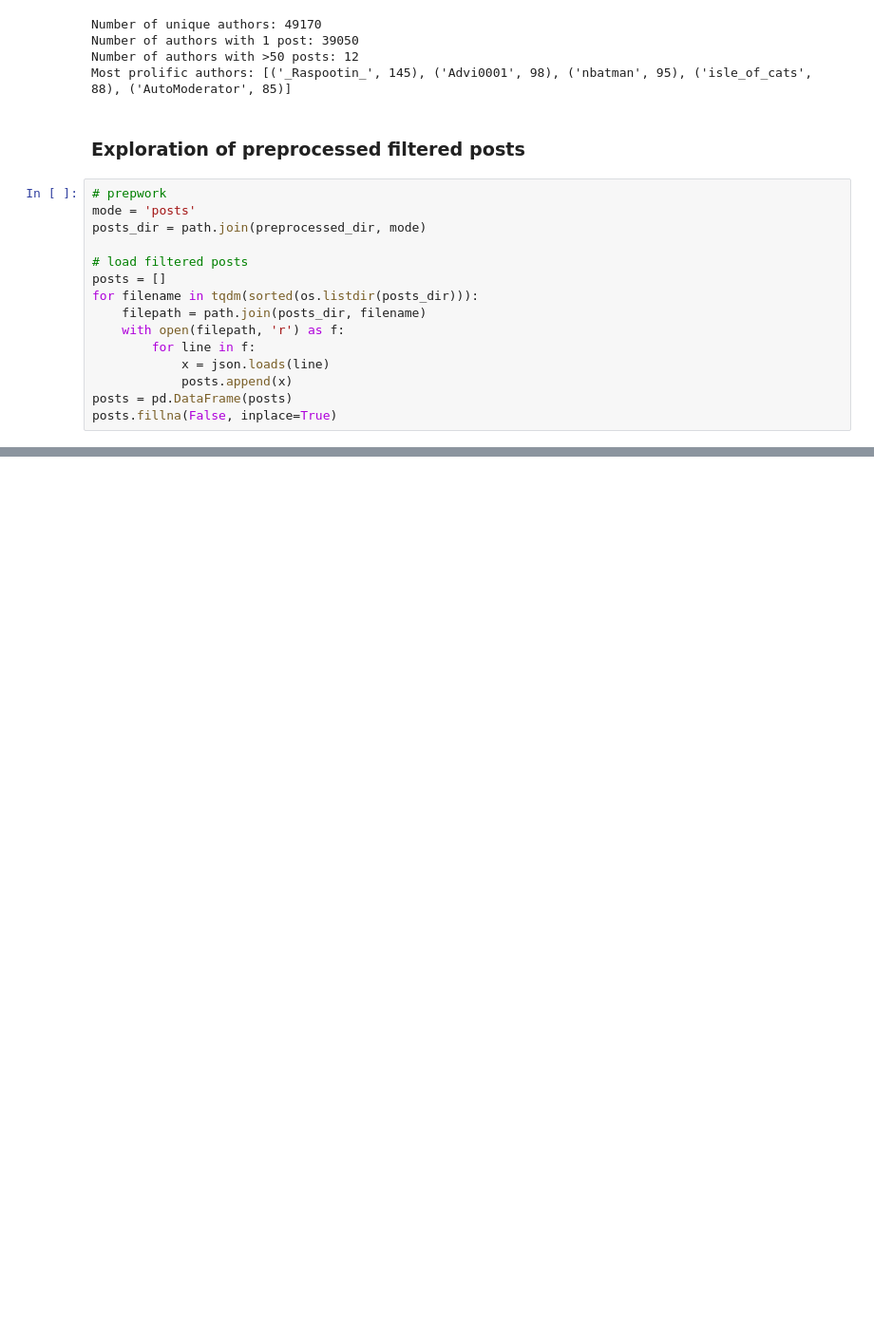
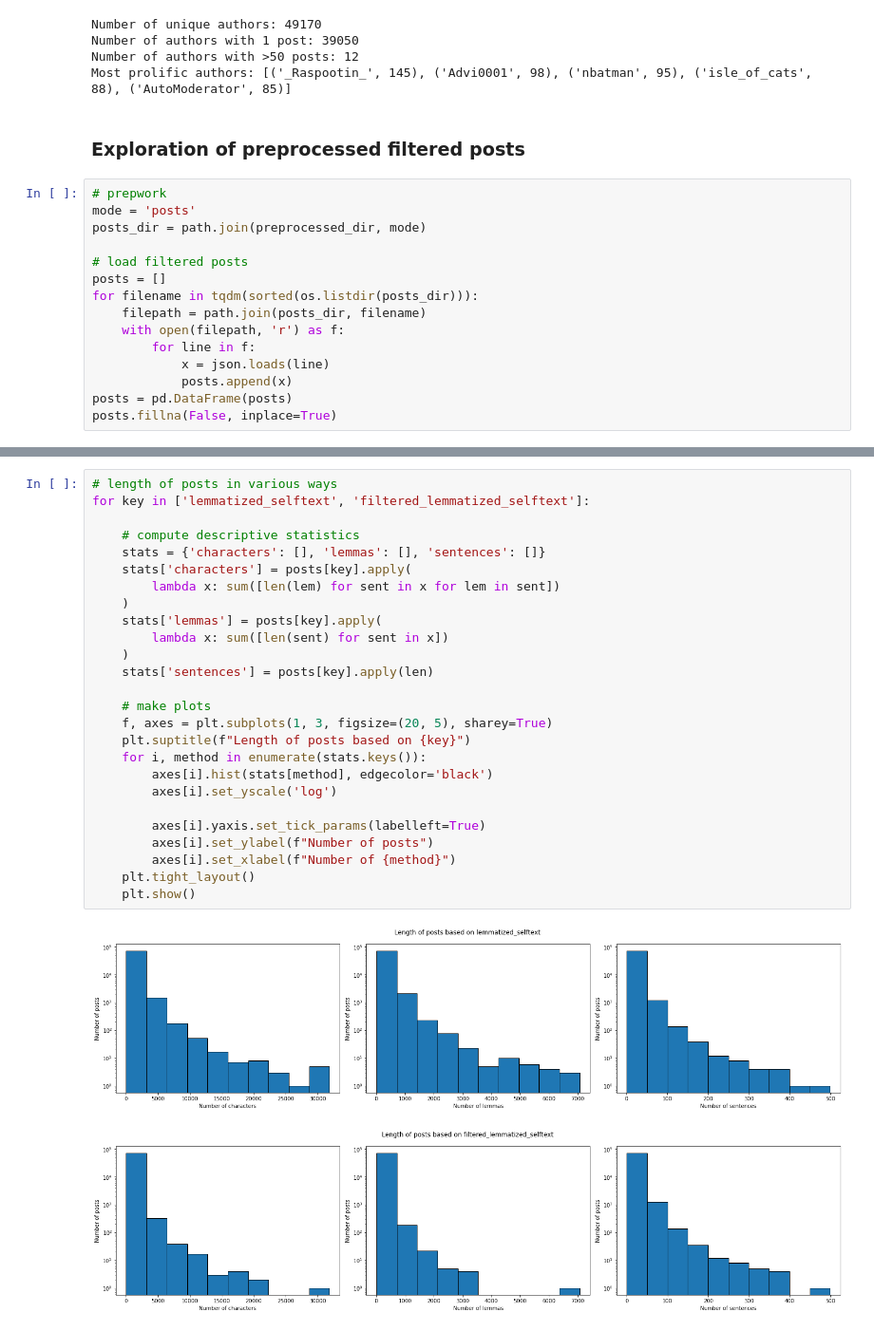
Before and after one commit to jessicalamjh/antiwork-scraping, a Jupyter notebook: notebooks/reddit-scraper.ipynb, the cells around one changed output, grey strips where cells are left out. Shown at 95% size. Saved outputs shown, nothing was run; the diff lists cells and outputs as text; blank space fills up the shorter version.

Commit message:
updated exploration of preprocessed posts

```diff
--- a/notebooks/reddit-scraper.ipynb
+++ b/notebooks/reddit-scraper.ipynb
@@ -235,0 +231,29 @@ Now I fully understand I was lucky to have had 15 years of high paying work unde
+# %%
+# length of posts in various ways
+for key in ['lemmatized_selftext', 'filtered_lemmatized_selftext']:
+
+    # compute descriptive statistics
+    stats = {'characters': [], 'lemmas': [], 'sentences': []}
+    stats['characters'] = posts[key].apply(
+        lambda x: sum([len(lem) for sent in x for lem in sent])
+    )
+    stats['lemmas'] = posts[key].apply(
+        lambda x: sum([len(sent) for sent in x])
+    )
+    stats['sentences'] = posts[key].apply(len)
+
+    # make plots
+    f, axes = plt.subplots(1, 3, figsize=(20, 5), sharey=True)
+    plt.suptitle(f"Length of posts based on {key}")
+    for i, method in enumerate(stats.keys()):
+        axes[i].hist(stats[method], edgecolor='black')
+        axes[i].set_yscale('log')
+
+        axes[i].yaxis.set_tick_params(labelleft=True)
+        axes[i].set_ylabel(f"Number of posts")
+        axes[i].set_xlabel(f"Number of {method}")
+    plt.tight_layout()
+    plt.show()
+# %% [output]
+[figure, added]
+[figure, added]
```
Also changed, not shown: parts of 2 cells of this notebook.
